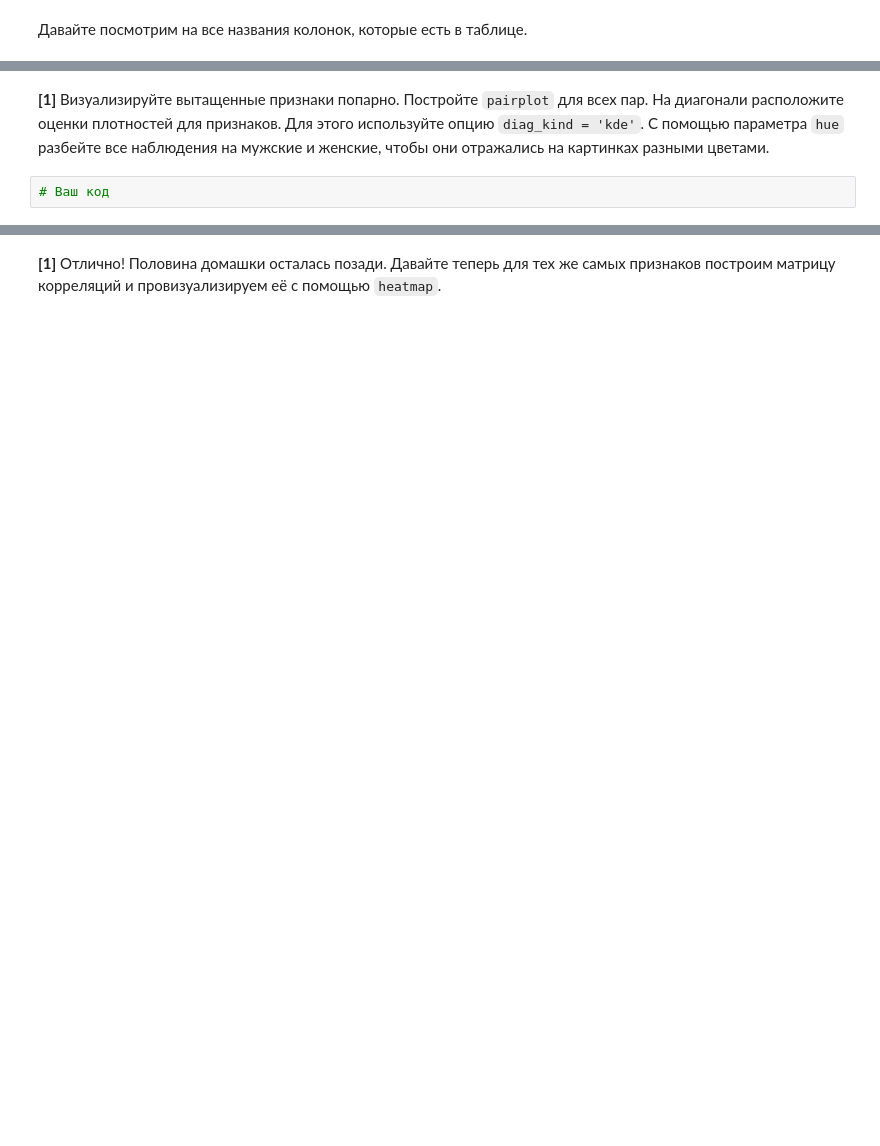
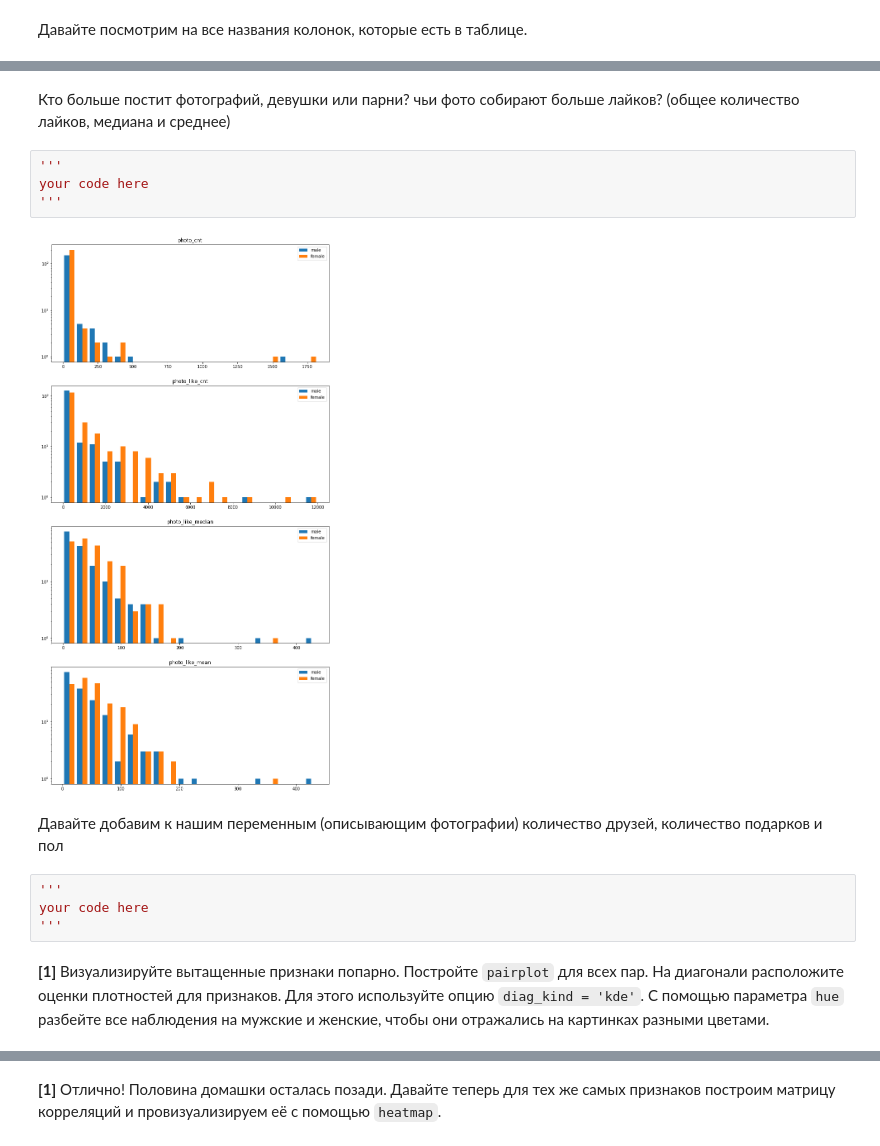
Before and after one commit to FUlyankin/Intro_to_DS, a Jupyter notebook: sem_04_visual/little_hw4_visual.ipynb, the cells around one changed output, grey strips where cells are left out. Saved outputs shown, nothing was run; the diff lists cells and outputs as text; blank space fills up the shorter version.

```diff
--- a/sem_04_visual/little_hw4_visual.ipynb
+++ b/sem_04_visual/little_hw4_visual.ipynb
@@ -81,4 +56,17 @@ vars_interesting = ['friends_from_course_cnt', 'friends_cnt', 'folowers_cnt', 'w
+# %% [markdown]
+Кто больше постит фотографий, девушки или парни? чьи фото собирают больше лайков? (общее количество лайков, медиана и среднее)
+# %%
+'''
+your code here
+'''
+# %% [output]
+[figure, added]
+# %% [markdown]
+
+Давайте добавим к нашим переменным (описывающим фотографии) количество друзей, количество подарков и пол
+# %%
+'''
+your code here
+'''
 # %% [markdown]
 __[1]__ Визуализируйте вытащенные признаки попарно. Постройте `pairplot` для всех пар. На диагонали расположите оценки плотностей для признаков. Для этого используйте опцию `diag_kind = 'kde'`. С помощью параметра `hue` разбейте все наблюдения на мужские и женские, чтобы они отражались на картинках разными цветами.
-# %%
-# Ваш код
```
Also changed, not shown: parts of 33 cells of this notebook, 8 other files.
